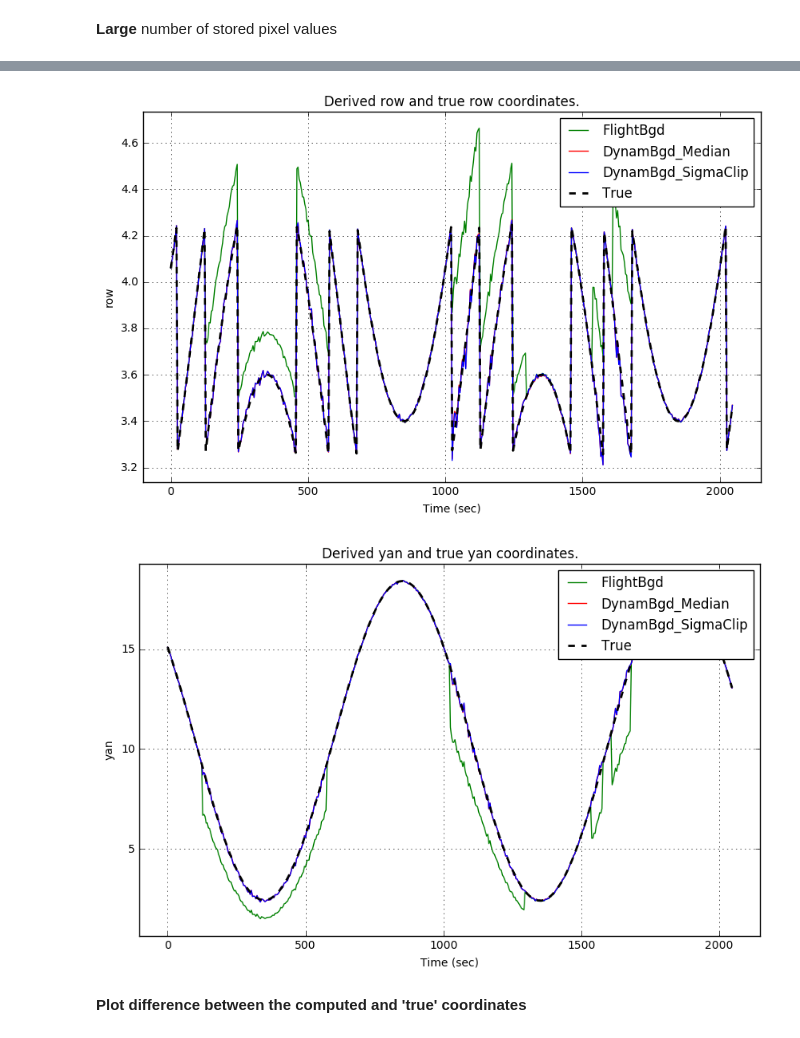
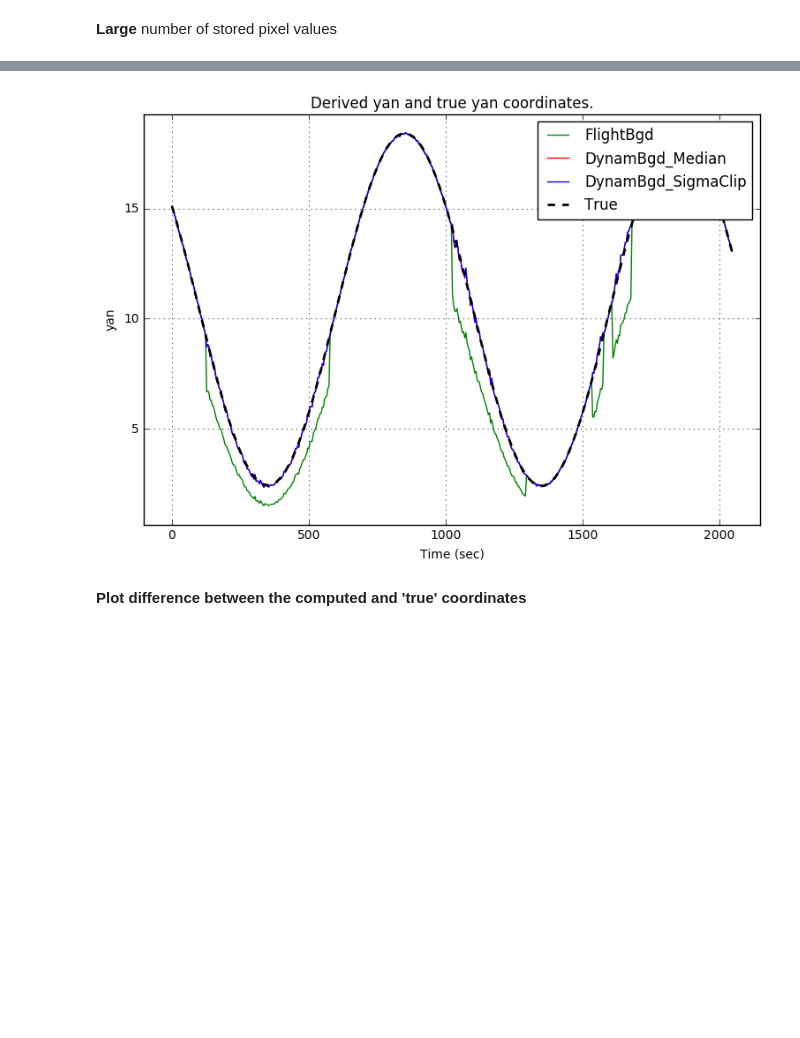
Before and after one commit to sot/aca_centroiding, a Jupyter notebook: dynam_bgd/aca_dynam_bgd_sim.ipynb, the cells around one changed output, grey strips where cells are left out. Saved outputs shown, nothing was run; the diff lists cells and outputs as text; code cells hidden in the pictures; blank space fills up the shorter version.

```diff
--- a/dynam_bgd/aca_dynam_bgd_sim.ipynb
+++ b/dynam_bgd/aca_dynam_bgd_sim.ipynb
@@ -335,10 +341,9 @@ __Plot the computed and 'true' centroids (row number and yan coordinates)__
 # %%
 #Faint star
-mplt.plot_coords(slot, t_shp_5, 'row', mag=10.2) # computed 'row' coordinate (between 0 and 8)
+#mplt.plot_coords(slot, t_shp_5, 'row', mag=10.2) # computed 'row' coordinate (between 0 and 8)
 mplt.plot_coords(slot, t_shp_5, 'yan', mag=10.2) # computed 'yan' coordinate
 # %% [output]
-[figure, old version]
+[figure, new version]
-[figure, removed]
 # %% [markdown]
 __Plot difference between the computed and 'true' coordinates__
 # %%
```
Also changed, not shown: parts of 34 cells of this notebook, 2 other files.
